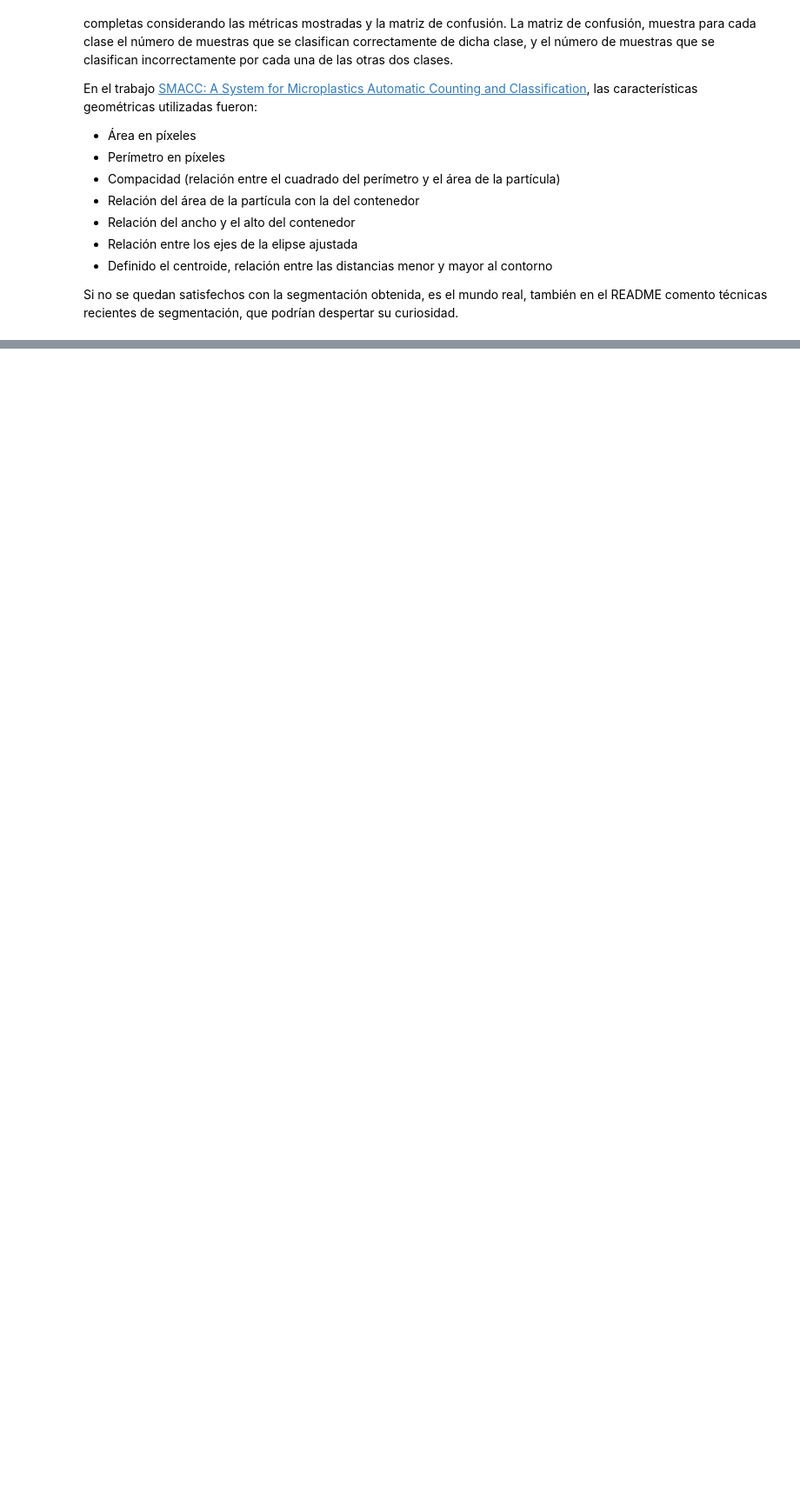
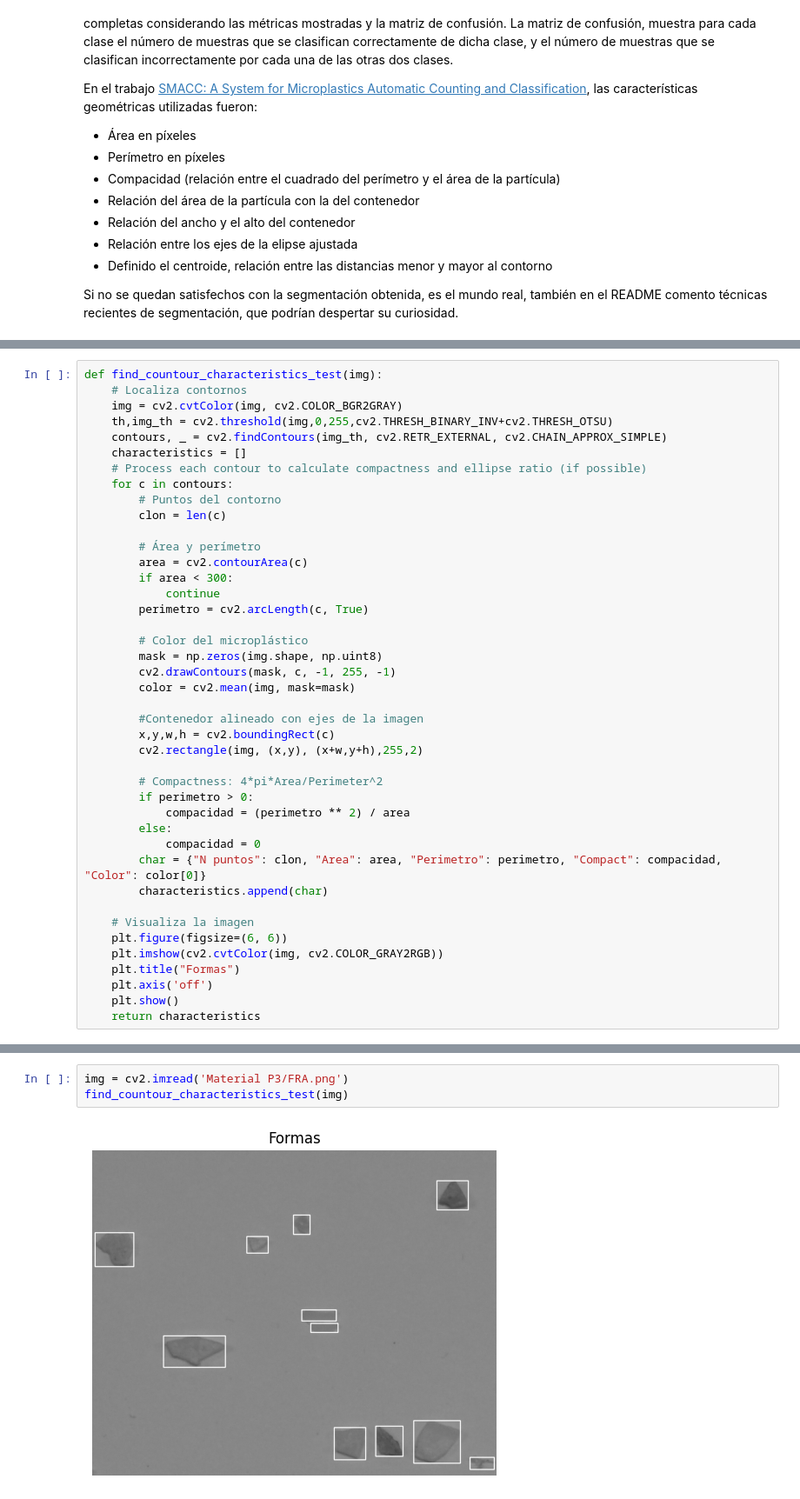
Before and after one commit to Kilamper/Vision-por-Computador, a Jupyter notebook: Práctica 3/VC_P3_G1.ipynb, the cells around one changed output, grey strips where cells are left out. Shown at 87% size. Saved outputs shown, nothing was run; the diff lists cells and outputs as text; blank space fills up the shorter version.

```diff
--- a/Práctica 3/VC_P3_G1.ipynb
+++ b/Práctica 3/VC_P3_G1.ipynb
@@ -105,0 +130,42 @@ Si no se quedan satisfechos con la segmentación obtenida, es el mundo real, tam
+# %%
+def find_countour_characteristics_test(img):
+    # Localiza contornos
+    img = cv2.cvtColor(img, cv2.COLOR_BGR2GRAY)
+    th,img_th = cv2.threshold(img,0,255,cv2.THRESH_BINARY_INV+cv2.THRESH_OTSU)
+    contours, _ = cv2.findContours(img_th, cv2.RETR_EXTERNAL, cv2.CHAIN_APPROX_SIMPLE)
+    characteristics = []
+    # Process each contour to calculate compactness and ellipse ratio (if possible)
+    for c in contours:
+        # Puntos del contorno
+        clon = len(c)
+
+        # Área y perímetro
+        area = cv2.contourArea(c)
+        if area < 300:
+            continue
+        perimetro = cv2.arcLength(c, True)
+
+        # Color del microplástico
+        mask = np.zeros(img.shape, np.uint8)
+        cv2.drawContours(mask, c, -1, 255, -1)
+        color = cv2.mean(img, mask=mask)
+
+        #Contenedor alineado con ejes de la imagen
+        x,y,w,h = cv2.boundingRect(c)
+        cv2.rectangle(img, (x,y), (x+w,y+h),255,2)
+
+        # Compactness: 4*pi*Area/Perimeter^2
+        if perimetro > 0:
+            compacidad = (perimetro ** 2) / area
+        else:
+            compacidad = 0
+        char = {"N puntos": clon, "Area": area, "Perimetro": perimetro, "Compact": compacidad, "Color": color[0]}
+        characteristics.append(char)
+
+    # Visualiza la imagen
+    plt.figure(figsize=(6, 6))
+    plt.imshow(cv2.cvtColor(img, cv2.COLOR_GRAY2RGB))
+    plt.title("Formas")
+    plt.axis('off')
+    plt.show()
+    return characteristics
@@ -105,0 +174,5 @@ Si no se quedan satisfechos con la segmentación obtenida, es el mundo real, tam
+# %%
+img = cv2.imread('Material P3/FRA.png')
+find_countour_characteristics_test(img)
+# %% [output]
+[figure, added]
```
Also changed, not shown: parts of 12 cells of this notebook, 1 other file.
